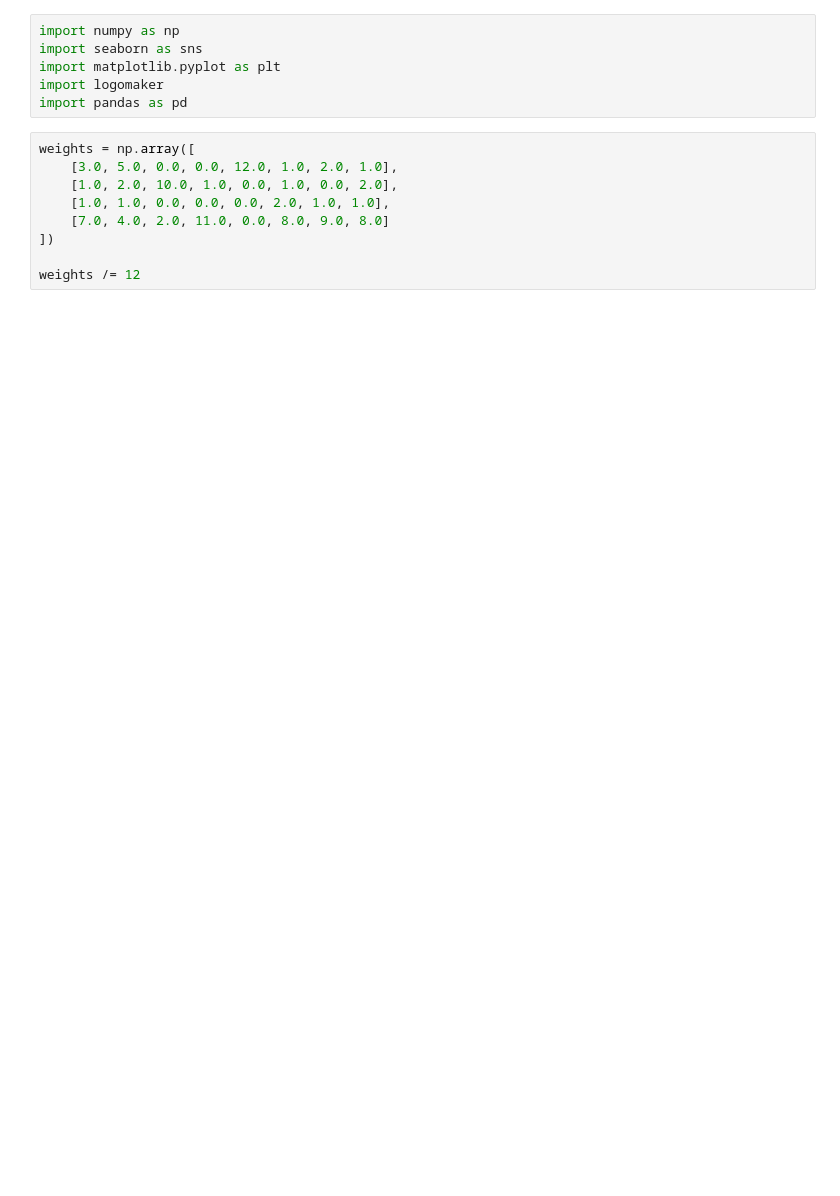
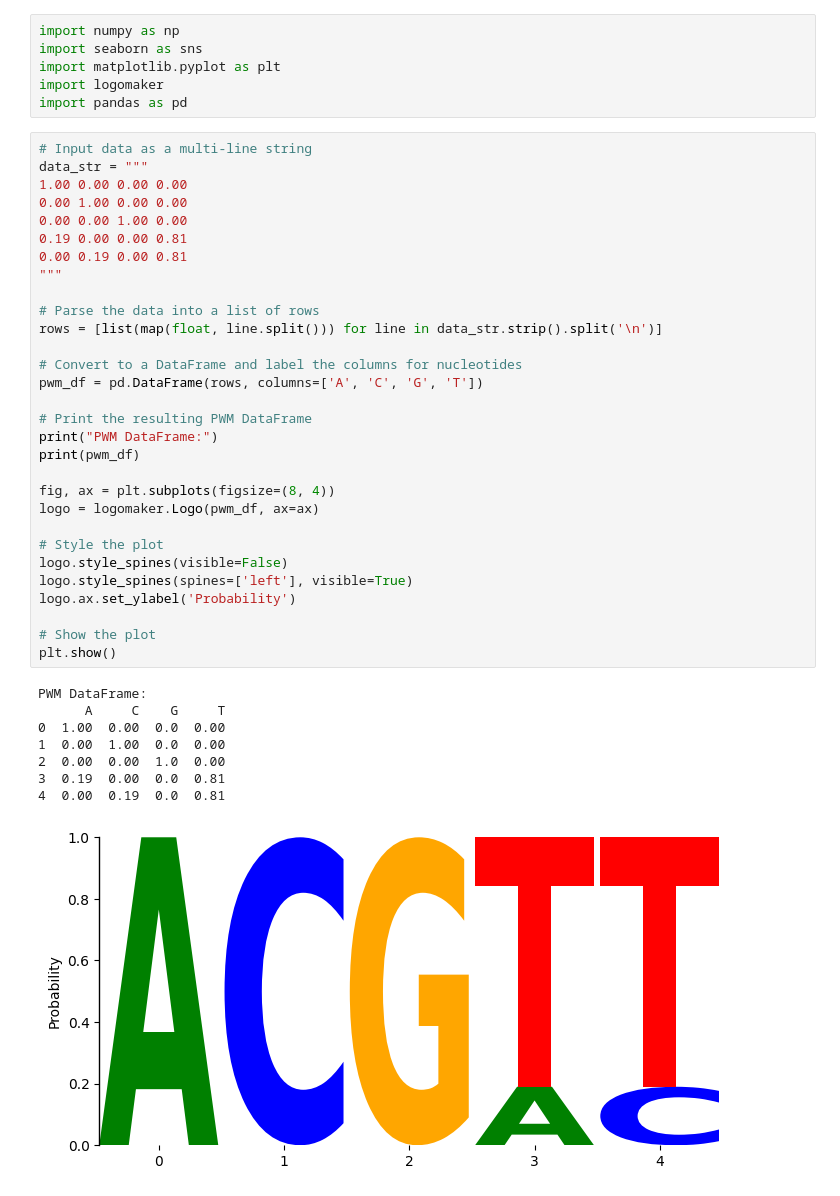
Before and after one commit to elizabeth-tang/em-motif-discovery, a Jupyter notebook: src/visualization.ipynb, the cells around one changed output. Cells and saved outputs as stored; diff of their text form; blank space fills up the shorter version.

```diff
--- a/src/visualization.ipynb
+++ b/src/visualization.ipynb
@@ -4,14 +4,44 @@ import seaborn as sns
 import matplotlib.pyplot as plt
 import logomaker
 import pandas as pd
-# %%
-weights = np.array([
-    [3.0, 5.0, 0.0, 0.0, 12.0, 1.0, 2.0, 1.0],
-    [1.0, 2.0, 10.0, 1.0, 0.0, 1.0, 0.0, 2.0],
-    [1.0, 1.0, 0.0, 0.0, 0.0, 2.0, 1.0, 1.0],
-    [7.0, 4.0, 2.0, 11.0, 0.0, 8.0, 9.0, 8.0]
-])
-
-weights /= 12
+# %%
+# Input data as a multi-line string
+data_str = """
+1.00 0.00 0.00 0.00
+0.00 1.00 0.00 0.00
+0.00 0.00 1.00 0.00
+0.19 0.00 0.00 0.81
+0.00 0.19 0.00 0.81
+"""
+
+# Parse the data into a list of rows
+rows = [list(map(float, line.split())) for line in data_str.strip().split('\n')]
+
+# Convert to a DataFrame and label the columns for nucleotides
+pwm_df = pd.DataFrame(rows, columns=['A', 'C', 'G', 'T'])
+
+# Print the resulting PWM DataFrame
+print("PWM DataFrame:")
+print(pwm_df)
+
+fig, ax = plt.subplots(figsize=(8, 4))
+logo = logomaker.Logo(pwm_df, ax=ax)
+
+# Style the plot
+logo.style_spines(visible=False)
+logo.style_spines(spines=['left'], visible=True)
+logo.ax.set_ylabel('Probability')
+
+# Show the plot
+plt.show()
+# %% [output]
+PWM DataFrame:
+      A     C    G     T
+0  1.00  0.00  0.0  0.00
+1  0.00  1.00  0.0  0.00
+2  0.00  0.00  1.0  0.00
+3  0.19  0.00  0.0  0.81
+4  0.00  0.19  0.0  0.81
+[figure, added]
 # %%
 # Example PWM: Rows correspond to bases (A, C, G, T), Columns are positions in a motif
```
Also changed, not shown: parts of 2 cells of this notebook, 4 other files.
